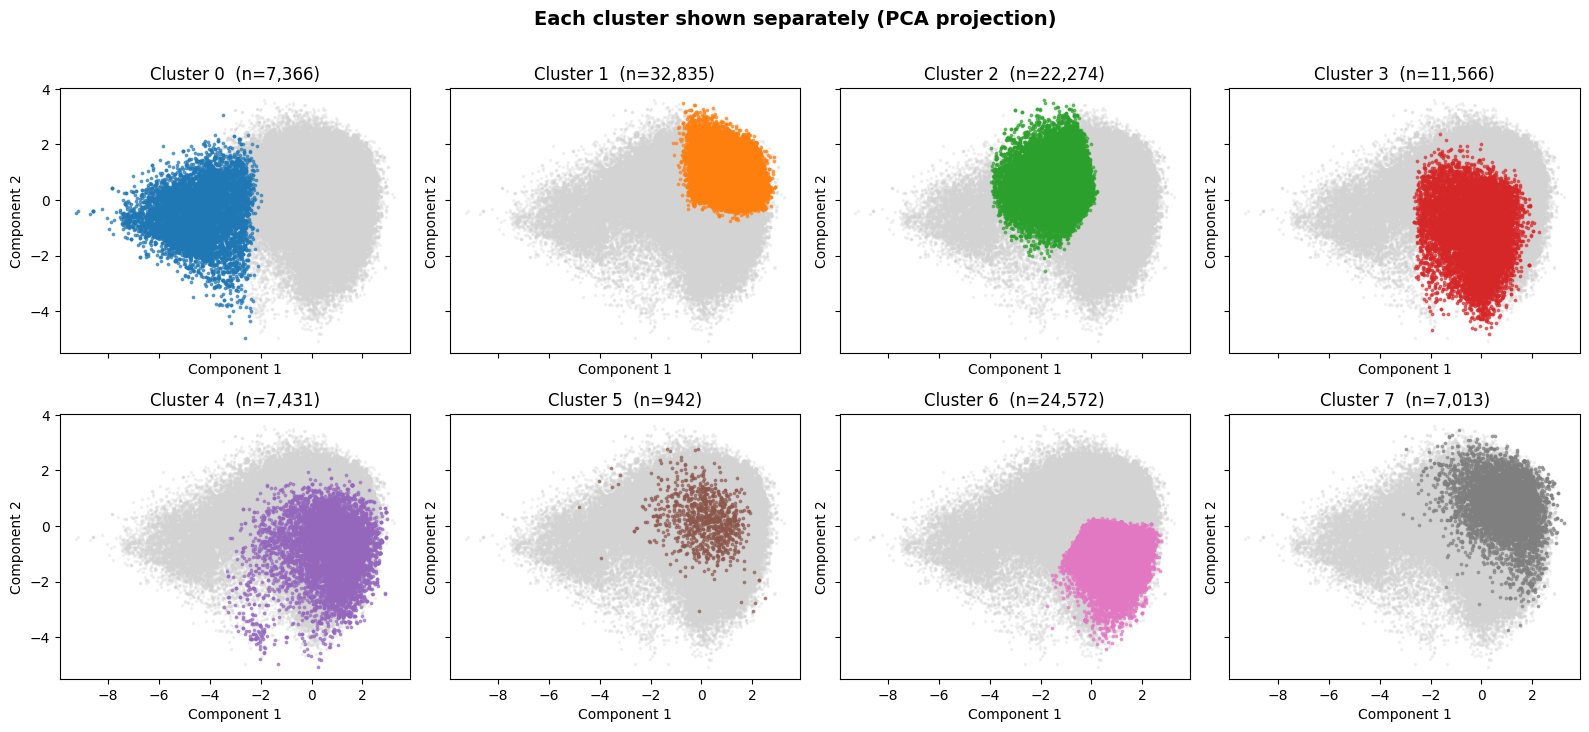
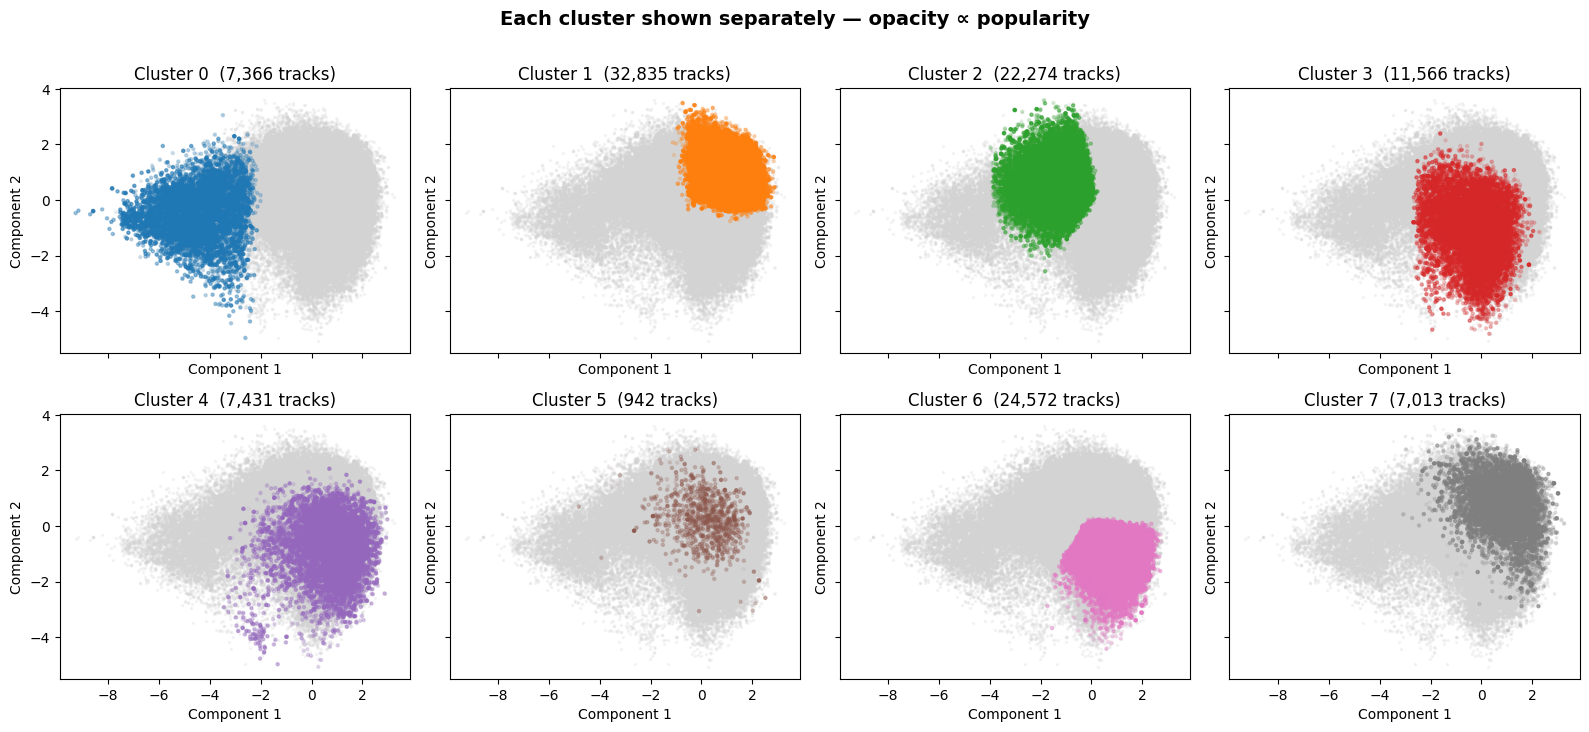
The change to this notebook cell's code, shown as a diff; its figure went from the first image to the second:
--- before
+++ after
@@ -1,3 +1,5 @@
 # One subplot per cluster on the shared PCA projection.
+# Point opacity scales with popularity: the most popular tracks show up solid,
+# obscure ones fade into the background.
 ncols = 4
 nrows = int(np.ceil(optimal_k / ncols))
@@ -6,12 +8,23 @@
 axes = axes.ravel()
 
+# Map popularity (0-100) -> alpha in [0.05, 1.0].
+pop = df['popularity'].to_numpy()
+point_alpha = 0.05 + 0.95 * (pop / 100.0)
+
 for c in range(optimal_k):
     ax = axes[c]
-    # grey background = all other points, color = this cluster
-    ax.scatter(coords[:, 0], coords[:, 1], s=2, color='lightgray', alpha=0.25)
+    # grey background = all other points (kept faint and uniform)
+    ax.scatter(coords[:, 0], coords[:, 1], s=2, color='lightgray', alpha=0.2)
+
     mask = cluster_labels == c
-    ax.scatter(coords[mask, 0], coords[mask, 1], s=3,
-               color=plt.cm.tab10(c % 10), alpha=0.6)
-    ax.set_title(f'Cluster {c}  (n={mask.sum():,})')
+    # bake per-point alpha into RGBA so each dot fades by its own popularity,
+    # then draw most-popular last so they sit on top
+    order = np.argsort(point_alpha[mask])
+    idx = np.flatnonzero(mask)[order]
+    rgba = np.tile(plt.cm.tab10(c % 10), (idx.size, 1))
+    rgba[:, 3] = point_alpha[idx]
+    ax.scatter(coords[idx, 0], coords[idx, 1], s=5, color=rgba)
+
+    ax.set_title(f'Cluster {c}  ({mask.sum():,} tracks)')
     ax.set_xlabel('Component 1')
     ax.set_ylabel('Component 2')
@@ -21,5 +34,5 @@
     axes[j].axis('off')
 
-fig.suptitle('Each cluster shown separately (PCA projection)',
+fig.suptitle('Each cluster shown separately — opacity ∝ popularity',
              fontsize=14, fontweight='bold', y=1.01)
 plt.tight_layout()

Commit: Add links for music genre classification resources and update project files